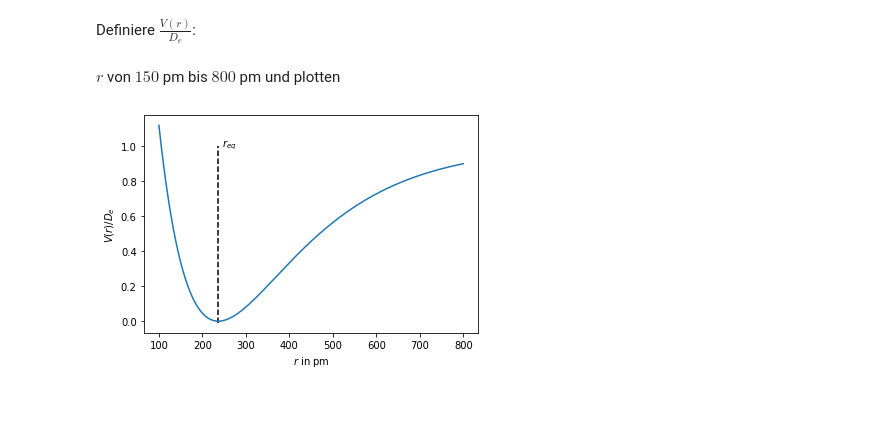
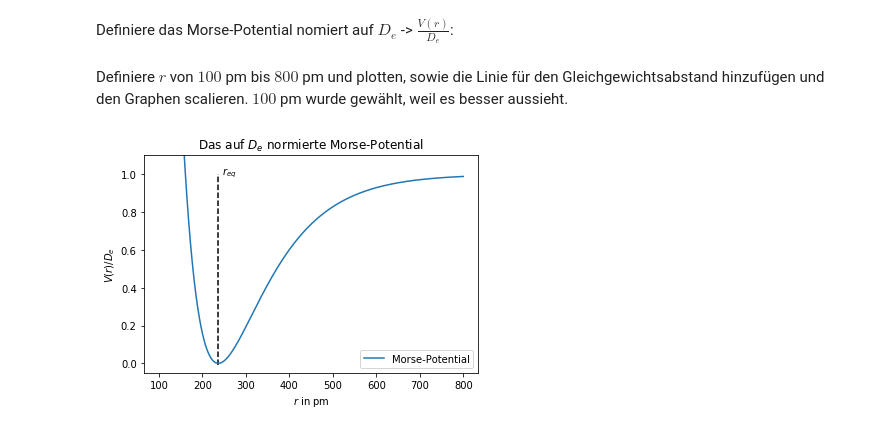
Before and after one commit to roboticSc/PCIII_2020, a Jupyter notebook: Blatt 7.ipynb, the cells around one changed output. Saved outputs shown, nothing was run; the diff lists cells and outputs as text; code cells hidden in the pictures; blank space fills up the shorter version.

```diff
--- a/Blatt 7.ipynb
+++ b/Blatt 7.ipynb
@@ -16,7 +17,14 @@ import scipy.constants as con
+# %%
+#hier die Konstanten
+a = 9146610632      #in m^-1
+r0 = 236.7e-12      #in Meter
+D_e = 3.08205e-19   #Joule
+gamma = 0.015105    #Einheitenlos
 # %% [markdown]
-Definiere $\frac{V(r)}{D_e}$:
+Definiere das Morse-Potential nomiert auf $D_e$ -> $\frac{V(r)}{D_e}$:
 # %%
 def Norm_Morse(r):
-    return (1-np.exp(-5281549826*(r * 1e-12 - 236.7e-12)))**2
+    # r in pm Übergeben, wird in der Funktion in Meter umgerechnet.
+    return (1-np.exp(-a*(r * 1e-12 - r0)))**2
 # %% [markdown]
-$r$ von $150$ pm bis $800$ pm und plotten
+ Definiere $r$ von $100$ pm bis $800$ pm und plotten, sowie die Linie für den Gleichgewichtsabstand hinzufügen und den Graphen scalieren. $100$ pm wurde gewählt, weil es besser aussieht.
@@ -23,12 +34,18 @@ $r$ von $150$ pm bis $800$ pm und plotten
 # %%
-r = np.arange(100,800, 0.1)
-plt.plot(r,Norm_Morse(r))
+# Graph plotten
+plt.plot(r,Norm_Morse(r),label="Morse-Potential")
+# Achsen beschriften
 plt.xlabel("$r$ in pm")
 plt.ylabel("$V(r)/D_e $")
-plt.vlines(236.7,-0.01,1, linestyles='dashed',label="$r_eq$")
+# r_eq Linie einzeichnen und beschriften
+plt.vlines(236.7,-0.01,1, linestyles='dashed')
+plt.text(245,1,"$r_{eq}$")
+# Graphen scalieren
+plt.ylim(-0.05,1.1)
 
-
-plt.text(245,1,"$r_{eq}$")
+#Title
+plt.title("Das auf $D_e$ normierte Morse-Potential")
+plt.legend()
 plt.show()
 # %% [output]
-[figure, old version]
+[figure, new version]
```
Also changed, not shown: parts of 22 cells of this notebook.
